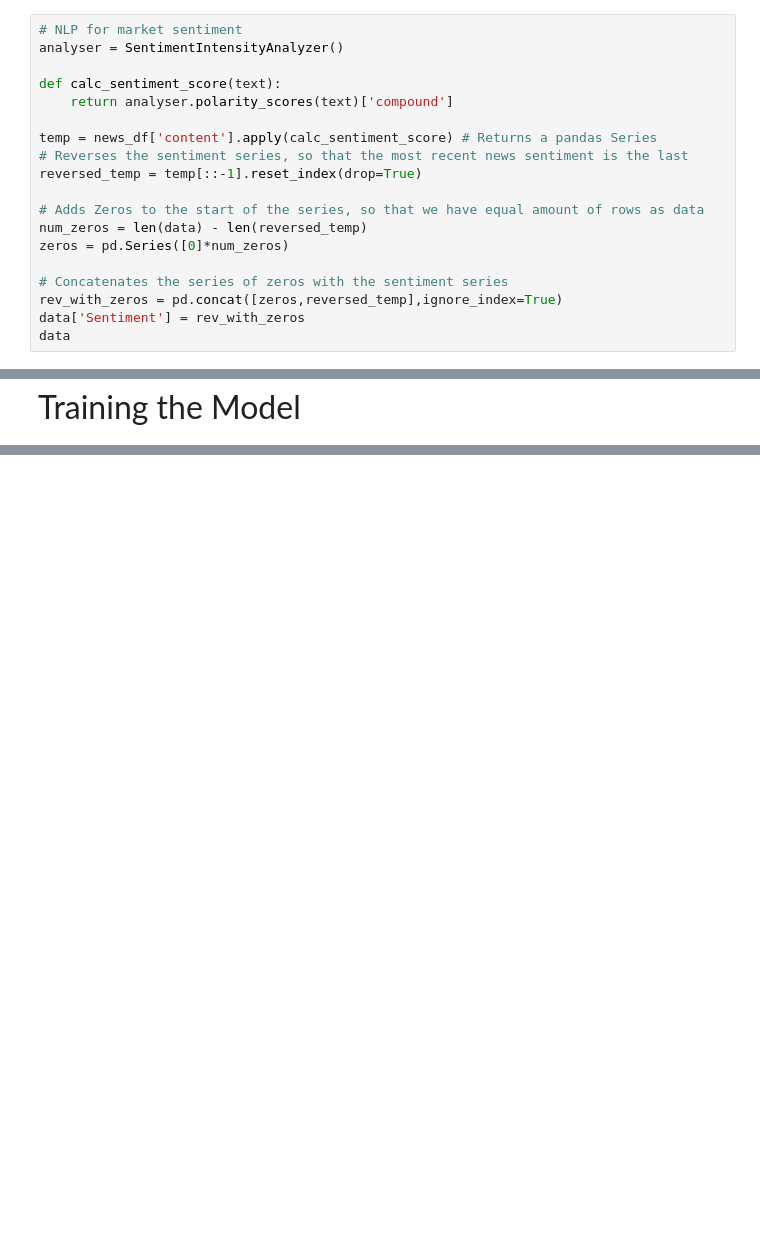
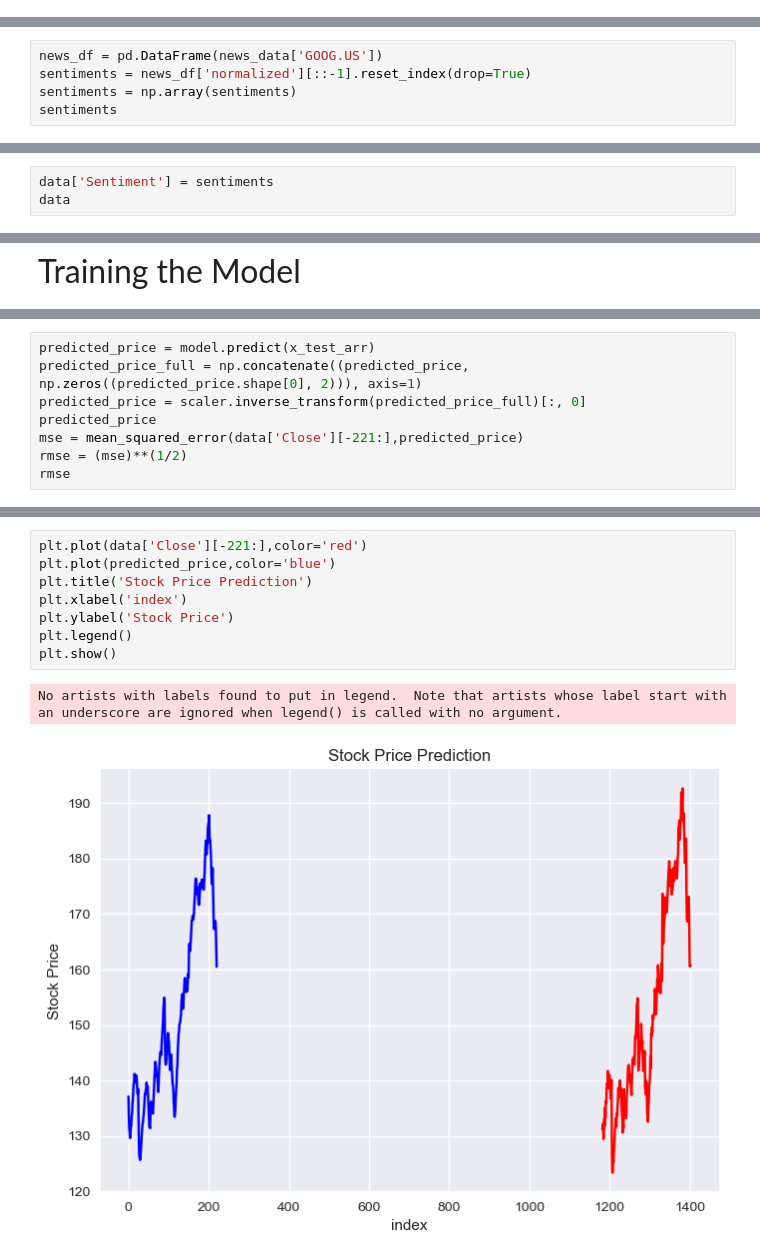
Before and after one commit to Aryan-Akhilesh/stock-price-predictor, a Jupyter notebook: main.ipynb, the cells around one changed output, grey strips where cells are left out. Saved outputs shown, nothing was run; the diff lists cells and outputs as text; blank space fills up the shorter version.

Commit message:
Fixed major bugs
Fixed major bugs regarding rmse value. Removed NLP and reduced dataset.

```diff
--- a/main.ipynb
+++ b/main.ipynb
@@ -131,19 +137,0 @@ news_df = pd.DataFrame(news_data)
-# %%
-# NLP for market sentiment
-analyser = SentimentIntensityAnalyzer()
-
-def calc_sentiment_score(text):
-    return analyser.polarity_scores(text)['compound']
-
-temp = news_df['content'].apply(calc_sentiment_score) # Returns a pandas Series
-# Reverses the sentiment series, so that the most recent news sentiment is the last
-reversed_temp = temp[::-1].reset_index(drop=True)
-
-# Adds Zeros to the start of the series, so that we have equal amount of rows as data
-num_zeros = len(data) - len(reversed_temp)
-zeros = pd.Series([0]*num_zeros)
-
-# Concatenates the series of zeros with the sentiment series
-rev_with_zeros = pd.concat([zeros,reversed_temp],ignore_index=True)
-data['Sentiment'] = rev_with_zeros
-data
@@ -163,0 +138,5 @@ data
+# %%
+news_df = pd.DataFrame(news_data['GOOG.US'])
+sentiments = news_df['normalized'][::-1].reset_index(drop=True)
+sentiments = np.array(sentiments)
+sentiments
@@ -163,0 +145,3 @@ data
+# %%
+data['Sentiment'] = sentiments
+data
@@ -261,0 +260,8 @@ Epoch 50/50
+# %%
+predicted_price = model.predict(x_test_arr)
+predicted_price_full = np.concatenate((predicted_price, np.zeros((predicted_price.shape[0], 2))), axis=1)
+predicted_price = scaler.inverse_transform(predicted_price_full)[:, 0]
+predicted_price
+mse = mean_squared_error(data['Close'][-221:],predicted_price)
+rmse = (mse)**(1/2)
+rmse
@@ -261,0 +271,11 @@ Epoch 50/50
+# %%
+plt.plot(data['Close'][-221:],color='red')
+plt.plot(predicted_price,color='blue')
+plt.title('Stock Price Prediction')
+plt.xlabel('index')
+plt.ylabel('Stock Price')
+plt.legend()
+plt.show()
+# %% [output]
+No artists with labels found to put in legend.  Note that artists whose label start with an underscore are ignored when legend() is called with no argument.
+[figure, added]
```
Also changed, not shown: parts of 13 cells of this notebook.
